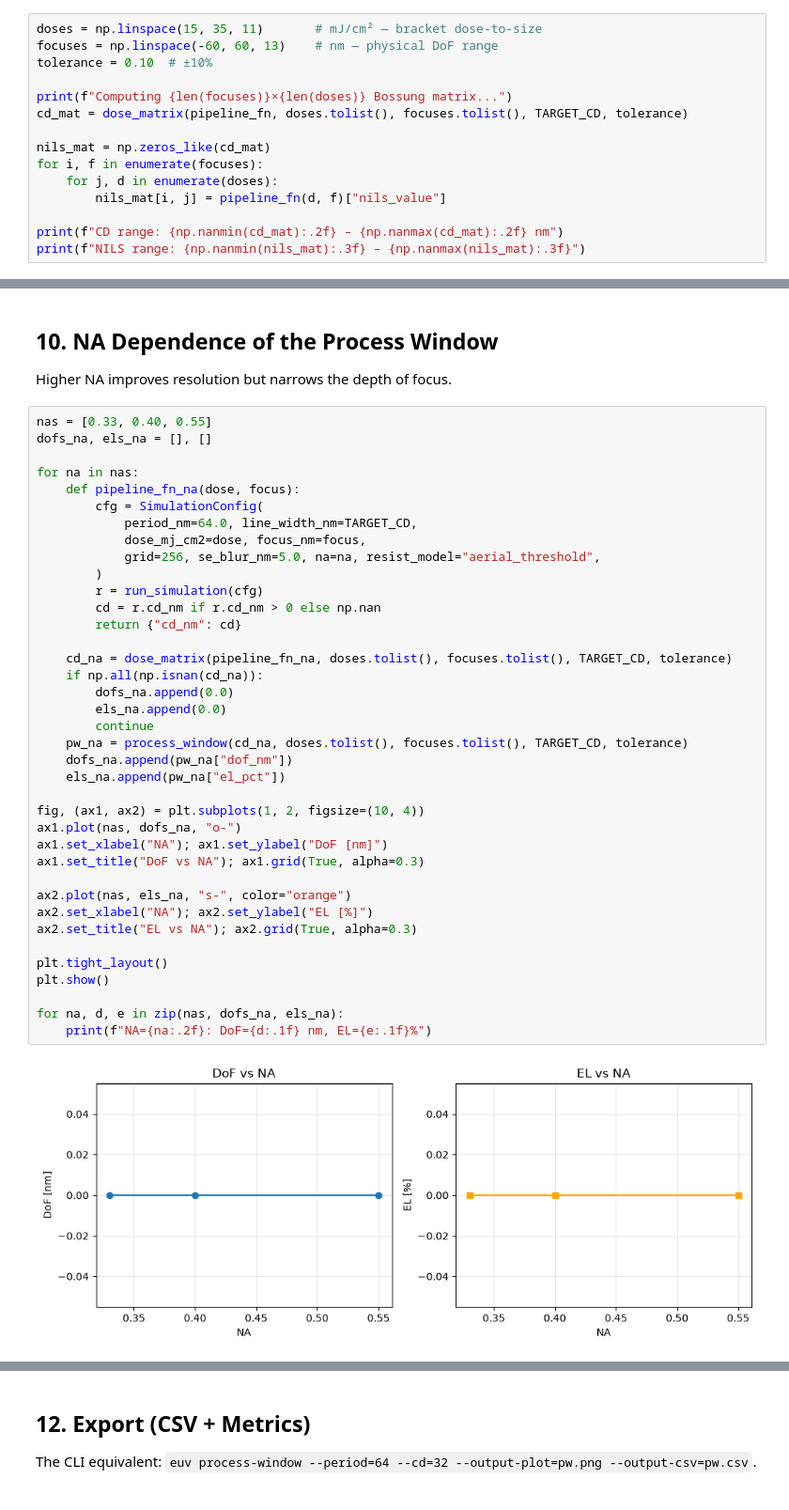
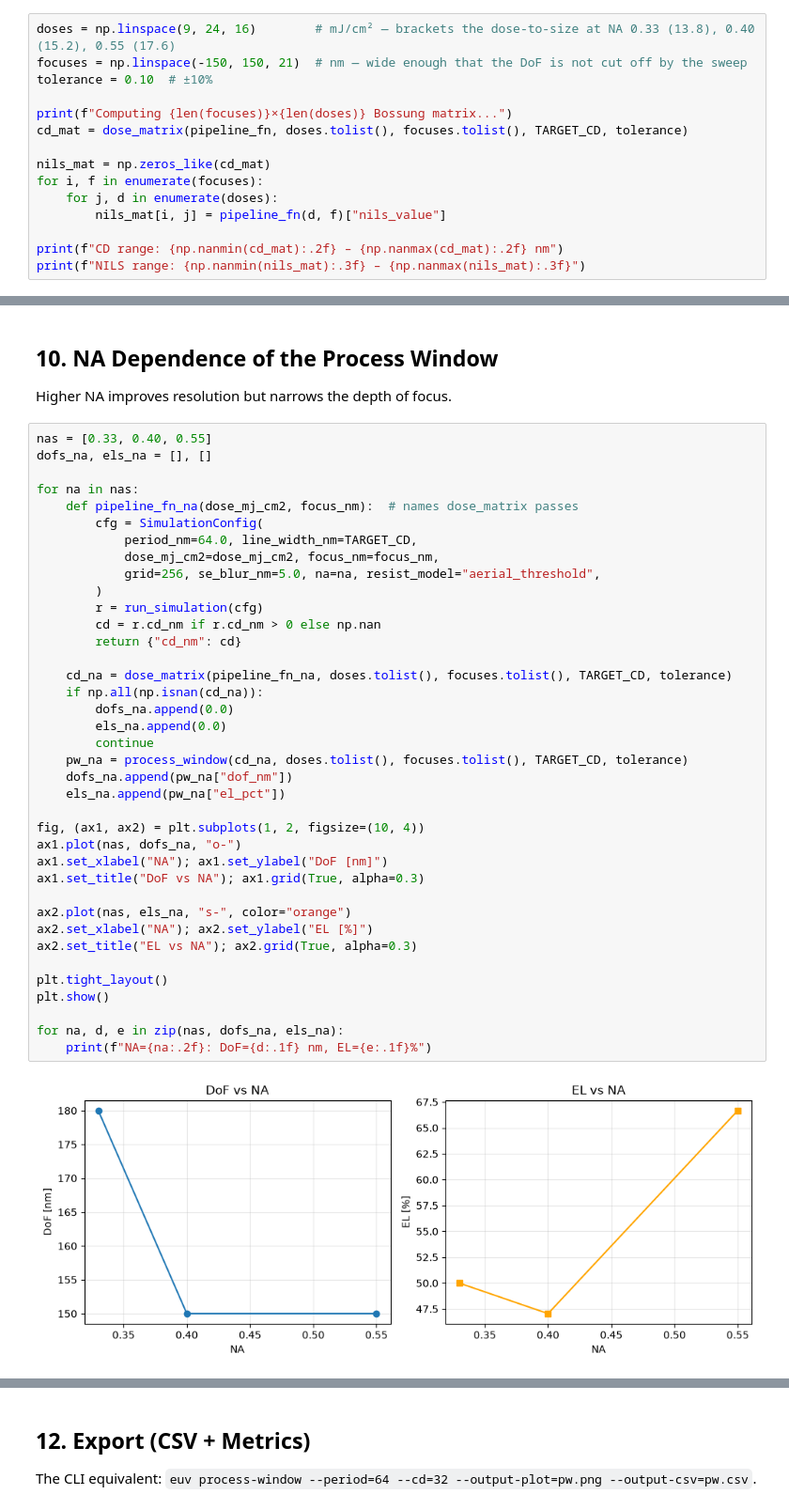
Before and after one commit to Flowbudget/euvsimulator, a Jupyter notebook: notebooks/04_process_window.ipynb, the cells around one changed output, grey strips where cells are left out. Shown at 94% size. Saved outputs shown, nothing was run; the diff lists cells and outputs as text.

```diff
--- a/notebooks/04_process_window.ipynb
+++ b/notebooks/04_process_window.ipynb
@@ -43,8 +43,8 @@ def pipeline_fn(dose_mj_cm2: float, focus_nm: float) -> dict:
 
 This runs 16 × 21 = 336 simulations — takes a couple of minutes on CPU.
 # %%
-doses = np.linspace(15, 35, 11)       # mJ/cm² — bracket dose-to-size
-focuses = np.linspace(-60, 60, 13)    # nm — physical DoF range
+doses = np.linspace(9, 24, 16)        # mJ/cm² — brackets the dose-to-size at NA 0.33 (13.8), 0.40 (15.2), 0.55 (17.6)
+focuses = np.linspace(-150, 150, 21)  # nm — wide enough that the DoF is not cut off by the sweep
 tolerance = 0.10  # ±10%
 
 print(f"Computing {len(focuses)}×{len(doses)} Bossung matrix...")
@@ -275,38 +270,38 @@ nas = [0.33, 0.40, 0.55]
 dofs_na, els_na = [], []
 
 for na in nas:
-    def pipeline_fn_na(dose, focus):
+    def pipeline_fn_na(dose_mj_cm2, focus_nm):  # names dose_matrix passes
         cfg = SimulationConfig(
             period_nm=64.0, line_width_nm=TARGET_CD,
-            dose_mj_cm2=dose, focus_nm=focus,
+            dose_mj_cm2=dose_mj_cm2, focus_nm=focus_nm,
             grid=256, se_blur_nm=5.0, na=na, resist_model="aerial_threshold",
         )
         r = run_simulation(cfg)
         cd = r.cd_nm if r.cd_nm > 0 else np.nan
         return {"cd_nm": cd}
 
     cd_na = dose_matrix(pipeline_fn_na, doses.tolist(), focuses.tolist(), TARGET_CD, tolerance)
     if np.all(np.isnan(cd_na)):
         dofs_na.append(0.0)
         els_na.append(0.0)
         continue
     pw_na = process_window(cd_na, doses.tolist(), focuses.tolist(), TARGET_CD, tolerance)
     dofs_na.append(pw_na["dof_nm"])
     els_na.append(pw_na["el_pct"])
 
 fig, (ax1, ax2) = plt.subplots(1, 2, figsize=(10, 4))
 ax1.plot(nas, dofs_na, "o-")
 ax1.set_xlabel("NA"); ax1.set_ylabel("DoF [nm]")
 ax1.set_title("DoF vs NA"); ax1.grid(True, alpha=0.3)
 
 ax2.plot(nas, els_na, "s-", color="orange")
 ax2.set_xlabel("NA"); ax2.set_ylabel("EL [%]")
 ax2.set_title("EL vs NA"); ax2.grid(True, alpha=0.3)
 
 plt.tight_layout()
 plt.show()
 
 for na, d, e in zip(nas, dofs_na, els_na):
     print(f"NA={na:.2f}: DoF={d:.1f} nm, EL={e:.1f}%")
 # %% [output]
-[figure, old version]
+[figure, new version]
```
Also changed, not shown: parts of 12 cells of this notebook, 7 other files.
